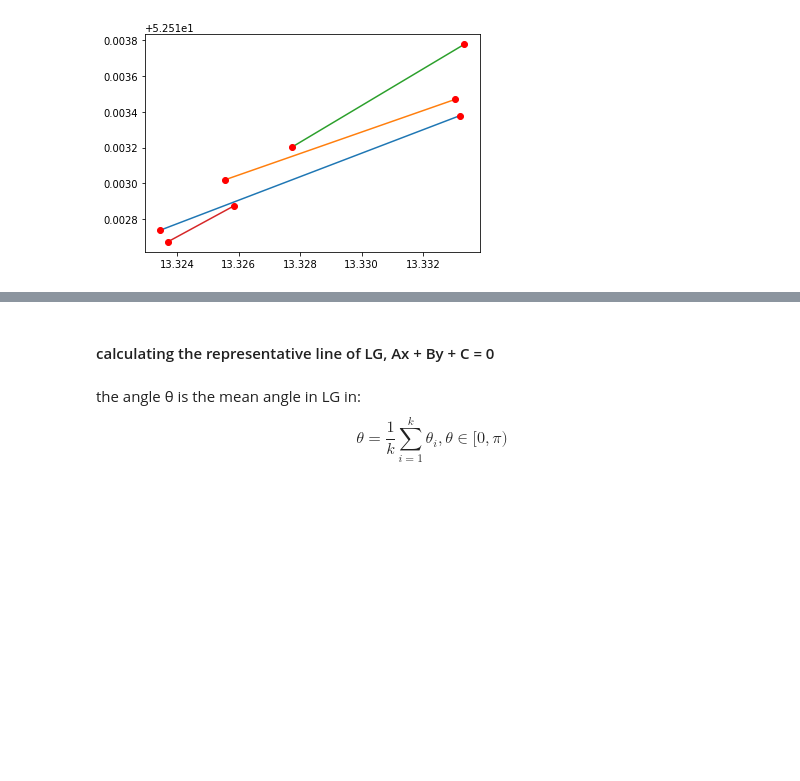
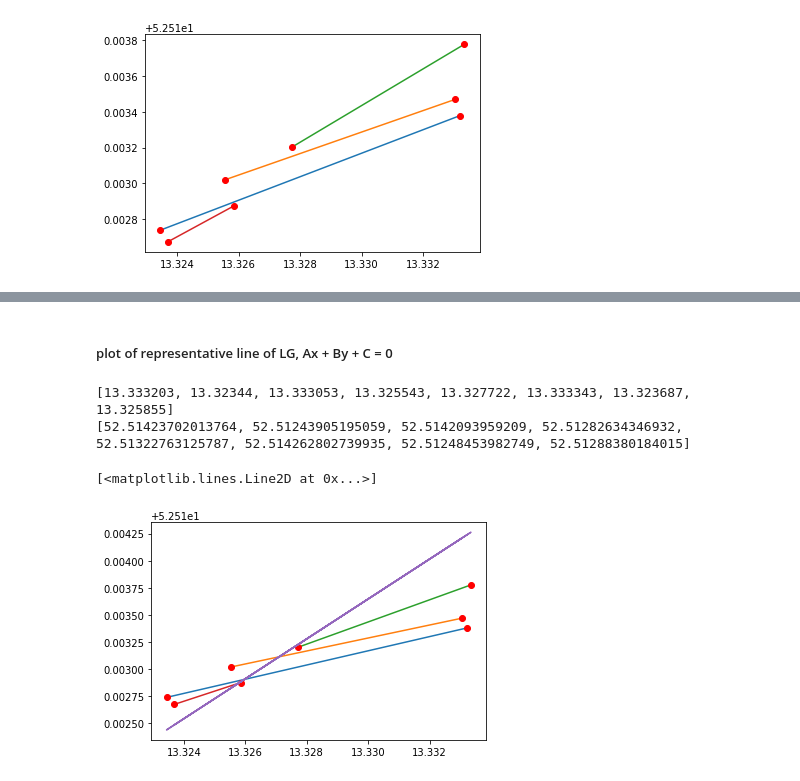
Before and after one commit to jiafug/dbpro, a Jupyter notebook: transform.ipynb, the cells around one changed output, grey strips where cells are left out. Cells and saved outputs as stored; diff of their text form; code cells hidden in the pictures; blank space fills up the shorter version.

```diff
--- a/transform.ipynb
+++ b/transform.ipynb
@@ -778,0 +811,15 @@ mplleaflet.display(fig=fig)
+# %%
+summe = 0
+k = 0
+for i in new_lg.iterrows():
+    angle = i[1][9]
+    k += 1
+    if angle > 90 and angle <= 180:
+        angle = 180 - angle
+    elif angle > 180 :
+        angle = 360 - angle
+    print(i[1][9])
+    print(angle)
+    summe += angle
+avg = (1 / k) * summe
+print(avg)
@@ -779,5 +875,38 @@ mplleaflet.display(fig=fig)
 # %% [markdown]
-#### calculating the representative line of LG, Ax + By + C = 0
+##### plot of representative line of LG, Ax + By + C = 0
-# %% [markdown]
-the angle θ is the mean angle in LG in:
-$$\theta = \frac{1}{k}   \sum_{i=1}^{k} \theta_i, \theta \in [0, \pi)$$
+# %%
+fig = plt.figure()
+
+for i in new_lg.iterrows():
+    lon_l = []
+    lat_l= []
+    p1_lon = i[1][0]
+    p1_lat = i[1][1]
+    lon_l.append(p1_lon)
+    lat_l.append(p1_lat)
+    p2_lon = i[1][4]
+    p2_lat = i[1][5]
+    lon_l.append(p2_lon)
+    lat_l.append(p2_lat)
+    plt.plot(lon_l, lat_l)
+    plt.plot(lon_l, lat_l, 'ro')
+
+rl_lon_l = []
+rl_lat_l = []
+for i in new_lg.iterrows():
+    p1_lon = i[1][0]
+    p1_lat = fun(p1_lon)
+    rl_lon_l.append(p1_lon)
+    rl_lat_l.append(p1_lat)
+    p2_lon = i[1][4]
+    p2_lat = fun(p2_lon)
+    rl_lon_l.append(p2_lon)
+    rl_lat_l.append(p2_lat)
+print(rl_lon_l)
+print(rl_lat_l)
+plt.plot(rl_lon_l, rl_lat_l)
+# %% [output]
+[13.333203, 13.32344, 13.333053, 13.325543, 13.327722, 13.333343, 13.323687, 13.325855]
+[52.51423702013764, 52.51243905195059, 52.5142093959209, 52.51282634346932, 52.51322763125787, 52.514262802739935, 52.51248453982749, 52.51288380184015]
+[<matplotlib.lines.Line2D at 0x...>]
+[figure, added]
```
Also changed, not shown: parts of 13 cells of this notebook.
